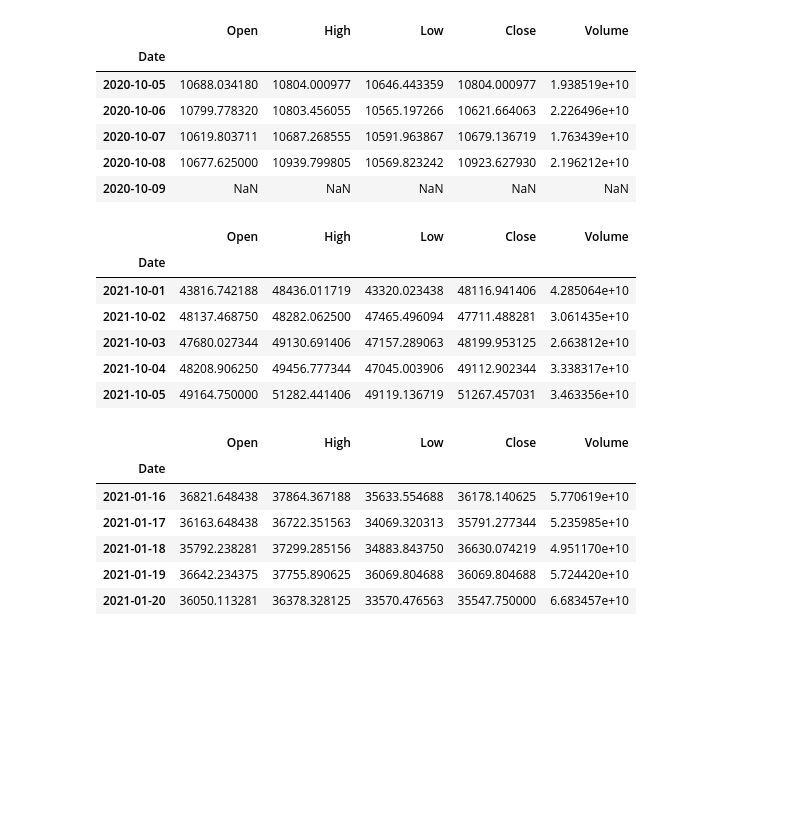
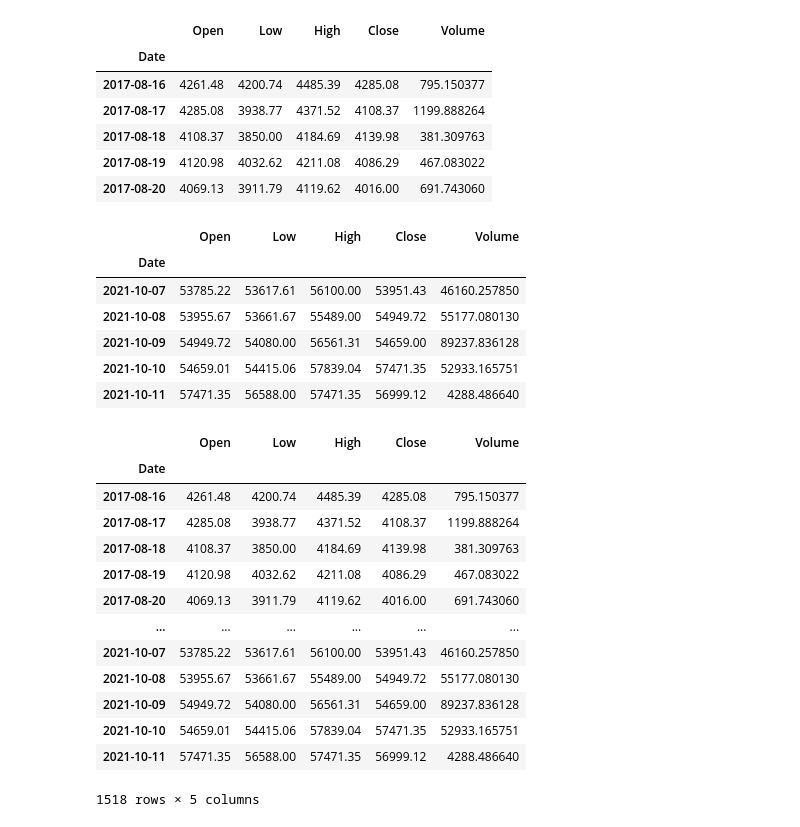
Before and after one commit to bitcoin-candlestick-ML/bitcoin-candlestick-ML-exploration, a Jupyter notebook: db_strat_idea.ipynb, the cells around one changed output. Drawn from its saved outputs; the diff is of its cells as text; code cells hidden in the pictures; blank space fills up the shorter version.

Commit message:
Added training dataframe

```diff
--- a/db_strat_idea.ipynb
+++ b/db_strat_idea.ipynb
@@ -6,37 +6,47 @@ import numpy as np
 import datetime
 # %%
 # Get BTC OHLCV dataframe
-df = pd.read_csv(Path("BTC-USD-20201005-20211005.csv"), index_col="Date", parse_dates=True, infer_datetime_format=True)
-df.drop(['Adj Close'], axis=1, inplace=True)
+# df = pd.read_csv(Path("BTC-USD-20201005-20211005.csv"), index_col="Date", parse_dates=True, infer_datetime_format=True)
+df = pd.read_csv(Path("./Resources/BTC-5YRS-D.csv"), index_col="Date", parse_dates=True, infer_datetime_format=True)
+# df.drop(['Adj Close'], axis=1, inplace=True)
+df.drop(['Unnamed: 0'], axis=1, inplace=True)
 display(df.head())
 display(df.tail())
 # %% [output]
-|  | Open | High | Low | Close | Volume |
+|  | Open | Low | High | Close | Volume |
 | Date |  |  |  |  |  |
-| 2020-10-05 | 10688.034180 | 10804.000977 | 10646.443359 | 10804.000977 | 1.938519e+10 |
-| 2020-10-06 | 10799.778320 | 10803.456055 | 10565.197266 | 10621.664063 | 2.226496e+10 |
-| 2020-10-07 | 10619.803711 | 10687.268555 | 10591.963867 | 10679.136719 | 1.763439e+10 |
-| 2020-10-08 | 10677.625000 | 10939.799805 | 10569.823242 | 10923.627930 | 2.196212e+10 |
-| 2020-10-09 | NaN | NaN | NaN | NaN | NaN |
+| 2017-08-16 | 4261.48 | 4200.74 | 4485.39 | 4285.08 | 795.150377 |
+| 2017-08-17 | 4285.08 | 3938.77 | 4371.52 | 4108.37 | 1199.888264 |
+| 2017-08-18 | 4108.37 | 3850.00 | 4184.69 | 4139.98 | 381.309763 |
+| 2017-08-19 | 4120.98 | 4032.62 | 4211.08 | 4086.29 | 467.083022 |
+| 2017-08-20 | 4069.13 | 3911.79 | 4119.62 | 4016.00 | 691.743060 |
-|  | Open | High | Low | Close | Volume |
+|  | Open | Low | High | Close | Volume |
 | Date |  |  |  |  |  |
-| 2021-10-01 | 43816.742188 | 48436.011719 | 43320.023438 | 48116.941406 | 4.285064e+10 |
-| 2021-10-02 | 48137.468750 | 48282.062500 | 47465.496094 | 47711.488281 | 3.061435e+10 |
-| 2021-10-03 | 47680.027344 | 49130.691406 | 47157.289063 | 48199.953125 | 2.663812e+10 |
-| 2021-10-04 | 48208.906250 | 49456.777344 | 47045.003906 | 49112.902344 | 3.338317e+10 |
-| 2021-10-05 | 49164.750000 | 51282.441406 | 49119.136719 | 51267.457031 | 3.463356e+10 |
+| 2021-10-07 | 53785.22 | 53617.61 | 56100.00 | 53951.43 | 46160.257850 |
+| 2021-10-08 | 53955.67 | 53661.67 | 55489.00 | 54949.72 | 55177.080130 |
+| 2021-10-09 | 54949.72 | 54080.00 | 56561.31 | 54659.00 | 89237.836128 |
+| 2021-10-10 | 54659.01 | 54415.06 | 57839.04 | 57471.35 | 52933.165751 |
+| 2021-10-11 | 57471.35 | 56588.00 | 57471.35 | 56999.12 | 4288.486640 |
 # %%
 # Slice of double bottom
-intra = df.loc['01-16-2021':'02-17-2021']
-intra.head()
+# intra = df.loc['10-05-2020':'10-05-2021']
+intra = df.dropna()
+intra
 # %% [output]
-|  | Open | High | Low | Close | Volume |
+|  | Open | Low | High | Close | Volume |
 | Date |  |  |  |  |  |
-| 2021-01-16 | 36821.648438 | 37864.367188 | 35633.554688 | 36178.140625 | 5.770619e+10 |
-| 2021-01-17 | 36163.648438 | 36722.351563 | 34069.320313 | 35791.277344 | 5.235985e+10 |
-| 2021-01-18 | 35792.238281 | 37299.285156 | 34883.843750 | 36630.074219 | 4.951170e+10 |
-| 2021-01-19 | 36642.234375 | 37755.890625 | 36069.804688 | 36069.804688 | 5.724420e+10 |
-| 2021-01-20 | 36050.113281 | 36378.328125 | 33570.476563 | 35547.750000 | 6.683457e+10 |
+| 2017-08-16 | 4261.48 | 4200.74 | 4485.39 | 4285.08 | 795.150377 |
+| 2017-08-17 | 4285.08 | 3938.77 | 4371.52 | 4108.37 | 1199.888264 |
+| 2017-08-18 | 4108.37 | 3850.00 | 4184.69 | 4139.98 | 381.309763 |
+| 2017-08-19 | 4120.98 | 4032.62 | 4211.08 | 4086.29 | 467.083022 |
+| 2017-08-20 | 4069.13 | 3911.79 | 4119.62 | 4016.00 | 691.743060 |
+| ... | ... | ... | ... | ... | ... |
+| 2021-10-07 | 53785.22 | 53617.61 | 56100.00 | 53951.43 | 46160.257850 |
+| 2021-10-08 | 53955.67 | 53661.67 | 55489.00 | 54949.72 | 55177.080130 |
+| 2021-10-09 | 54949.72 | 54080.00 | 56561.31 | 54659.00 | 89237.836128 |
+| 2021-10-10 | 54659.01 | 54415.06 | 57839.04 | 57471.35 | 52933.165751 |
+| 2021-10-11 | 57471.35 | 56588.00 | 57471.35 | 56999.12 | 4288.486640 |
+1518 rows × 5 columns
 # %%
 mpf.plot(intra, type="candle", style="yahoo", volume=True)
 # %% [output]
```
Also changed, not shown: parts of 15 cells of this notebook, 15 other files.
